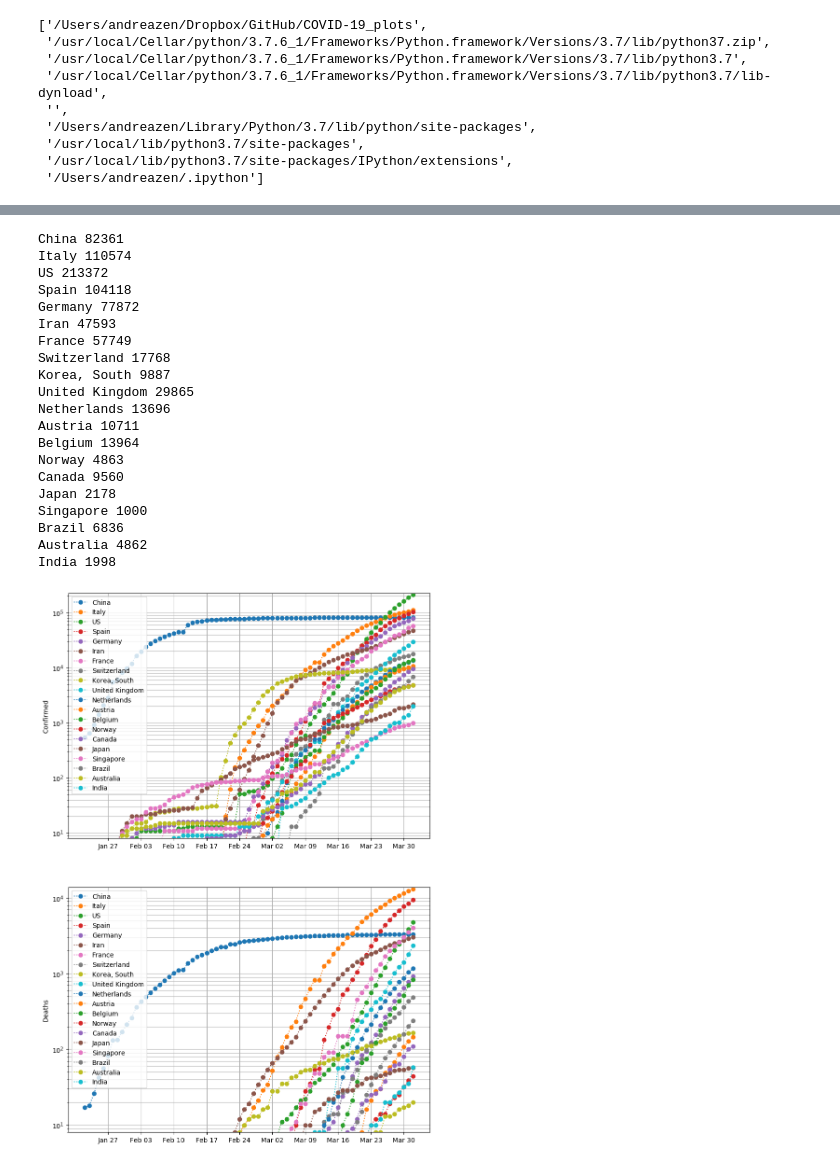
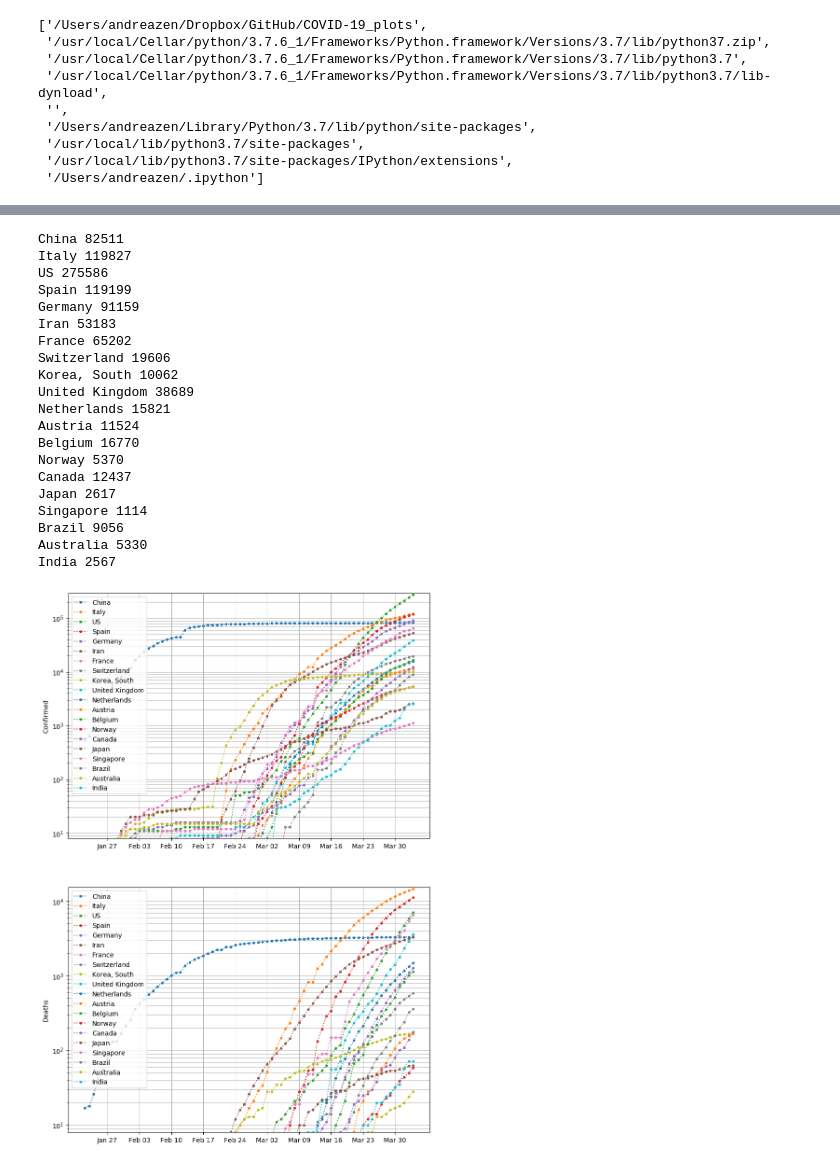
Before and after one commit to zenandrea/COVID-19_plots, a Jupyter notebook: plot_world.ipynb, the cells around one changed output, grey strips where cells are left out. Drawn from its saved outputs; the diff is of its cells as text; code cells hidden in the pictures.

```diff
--- a/plot_world.ipynb
+++ b/plot_world.ipynb
@@ -111,6 +113,5 @@ x, y
 datetime.strptime("1/22/20", '%m/%d/%y').strftime('%m %d')
 #datetime.strptime(, '%m/%d/%y').strftime('%m %d')
 xticks
-for date in list(xticks):
-    print(datetime.strptime(date, '%m/%d/%y').strftime('%b %d'))
+#for date in list(xticks): print(datetime.strptime(date, '%m/%d/%y').strftime('%b %d'))
 # %% [output]
@@ -175,11 +172,11 @@ for name in lista:
 #    print(y)
     print(name,y[-1])
     ax[0].plot(x, y,
-             marker = 'o',
+             marker = '.',
              linestyle = ':',
              label = name )
     ax[1].plot(x, yd,
-             marker = 'o',
+             marker = '.',
              linestyle = ':',
              label = name )
     ax[0].set_ylabel('Confirmed')
@@ -190,54 +187,54 @@ lista = []
 for name in lista:
     print(name)
     y = dati[ dati['Province/State'] == name ].T['1/22/20':].T.stack().to_numpy()
     ax[0].plot(x, y,
                marker = '.',
                linestyle ='-.',
                label = name)
     ax[1].plot(x, yd,
                marker = '.',
                linestyle ='-.',
                label = name)
 
 start = 5; step = 7
 for i in range(2):
     #ax[i].set_xlim( 0, xt.max()+1)
     ax[i].set_xticks(x[start::step])
     ax[i].set_xticklabels(fxticks[start::step])
     #ax[i].set_xticklabels([])
     #ax[i].set_xticks(xticks, minor=True)
     ax[i].grid(True, 'both')
     ax[i].legend(loc='best')
     ax[i].set_ylim(bottom=8)
     ax[i].set_yscale('log')
 
 
 #plt.axhline(y=50000,color='b', linestyle='-.')
 
 #plt.savefig('plot_world.pdf')
 plt.savefig('plot_world.png')
 # %% [output]
-China 82361
-Italy 110574
-US 213372
-Spain 104118
-Germany 77872
-Iran 47593
-France 57749
-Switzerland 17768
-Korea, South 9887
-United Kingdom 29865
-Netherlands 13696
-Austria 10711
-Belgium 13964
-Norway 4863
-Canada 9560
-Japan 2178
-Singapore 1000
-Brazil 6836
-Australia 4862
-India 1998
+China 82511
+Italy 119827
+US 275586
+Spain 119199
+Germany 91159
+Iran 53183
+France 65202
+Switzerland 19606
+Korea, South 10062
+United Kingdom 38689
+Netherlands 15821
+Austria 11524
+Belgium 16770
+Norway 5370
+Canada 12437
+Japan 2617
+Singapore 1114
+Brazil 9056
+Australia 5330
+India 2567
-[figure, old version]
+[figure, new version]
 # %%
 %matplotlib inline
 ##%matplotlib
```
Also changed, not shown: parts of 10 cells of this notebook, 9 other files.
